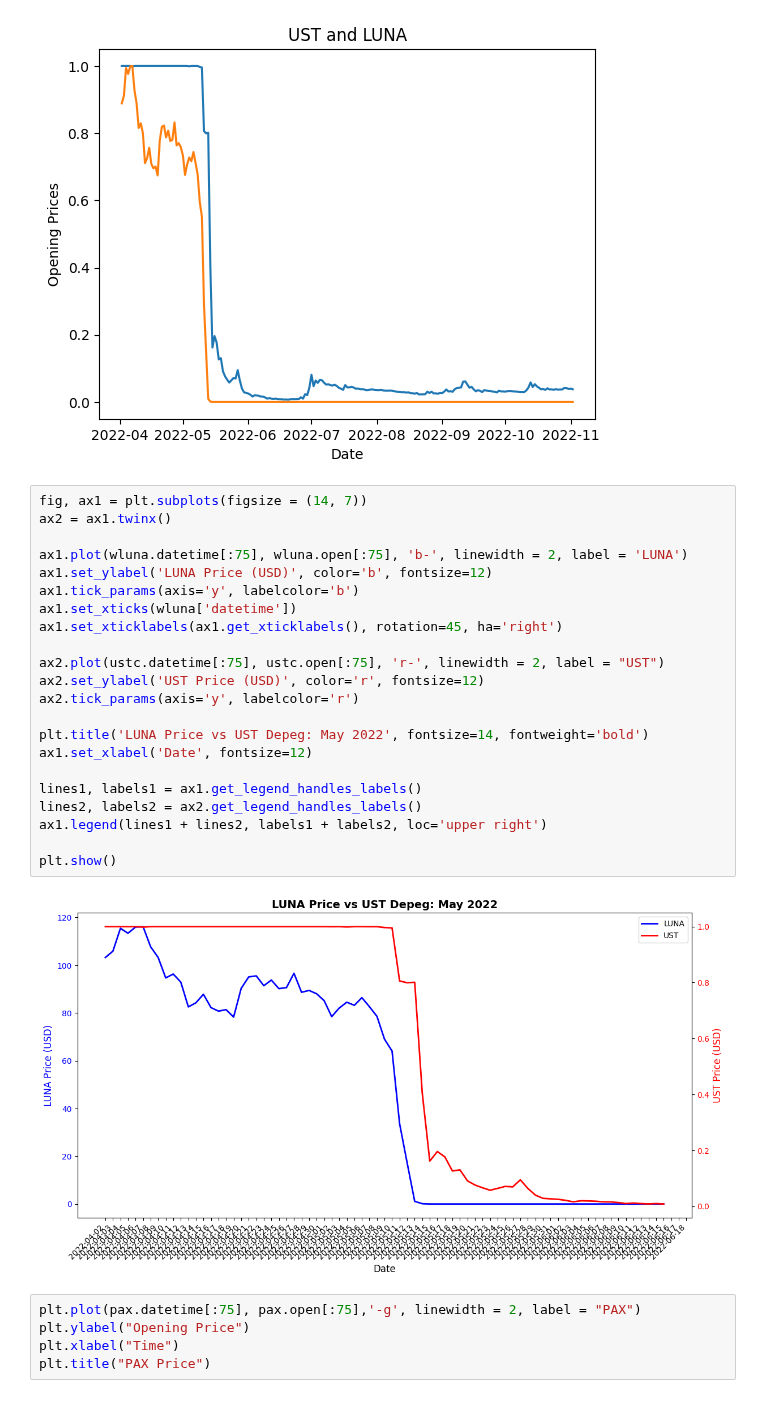
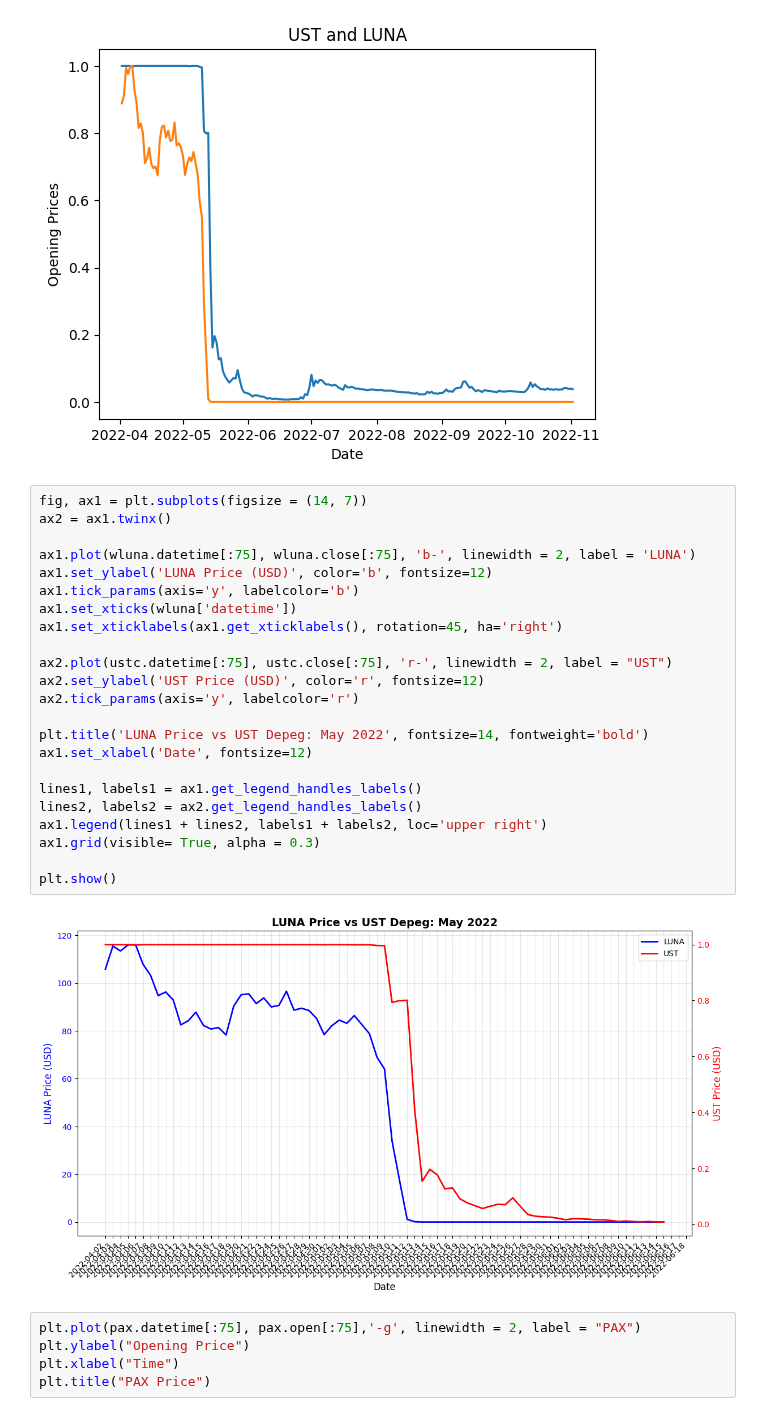
Before and after one commit to ChowchowWorks/DataBusters, a Jupyter notebook: src/crypto_prices.ipynb, the cells around one changed output. Saved outputs shown, nothing was run; the diff lists cells and outputs as text.

```diff
--- a/src/crypto_prices.ipynb
+++ b/src/crypto_prices.ipynb
@@ -158,27 +158,28 @@ plt.show()
 # %%
 fig, ax1 = plt.subplots(figsize = (14, 7))
 ax2 = ax1.twinx()
 
-ax1.plot(wluna.datetime[:75], wluna.open[:75], 'b-', linewidth = 2, label = 'LUNA')
+ax1.plot(wluna.datetime[:75], wluna.close[:75], 'b-', linewidth = 2, label = 'LUNA')
 ax1.set_ylabel('LUNA Price (USD)', color='b', fontsize=12)
 ax1.tick_params(axis='y', labelcolor='b')
 ax1.set_xticks(wluna['datetime'])
 ax1.set_xticklabels(ax1.get_xticklabels(), rotation=45, ha='right')
 
-ax2.plot(ustc.datetime[:75], ustc.open[:75], 'r-', linewidth = 2, label = "UST")
+ax2.plot(ustc.datetime[:75], ustc.close[:75], 'r-', linewidth = 2, label = "UST")
 ax2.set_ylabel('UST Price (USD)', color='r', fontsize=12)
 ax2.tick_params(axis='y', labelcolor='r')
 
 plt.title('LUNA Price vs UST Depeg: May 2022', fontsize=14, fontweight='bold')
 ax1.set_xlabel('Date', fontsize=12)
 
 lines1, labels1 = ax1.get_legend_handles_labels()
 lines2, labels2 = ax2.get_legend_handles_labels()
 ax1.legend(lines1 + lines2, labels1 + labels2, loc='upper right')
+ax1.grid(visible= True, alpha = 0.3)
 
 plt.show()
 # %% [output]
-[figure, old version]
+[figure, new version]
 # %%
 plt.plot(pax.datetime[:75], pax.open[:75],'-g', linewidth = 2, label = "PAX")
 plt.ylabel("Opening Price")
```
Also changed, not shown: parts of 6 cells of this notebook, 5 other files.
